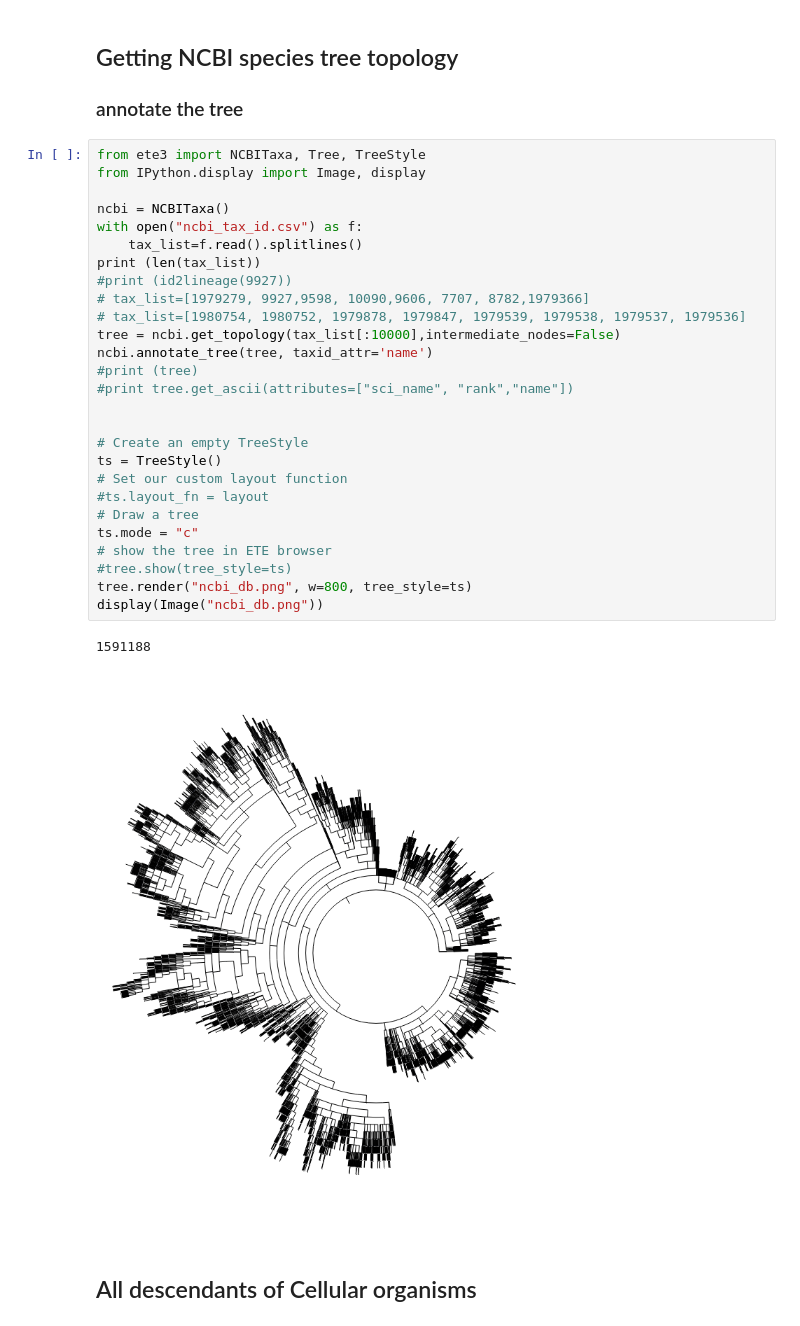
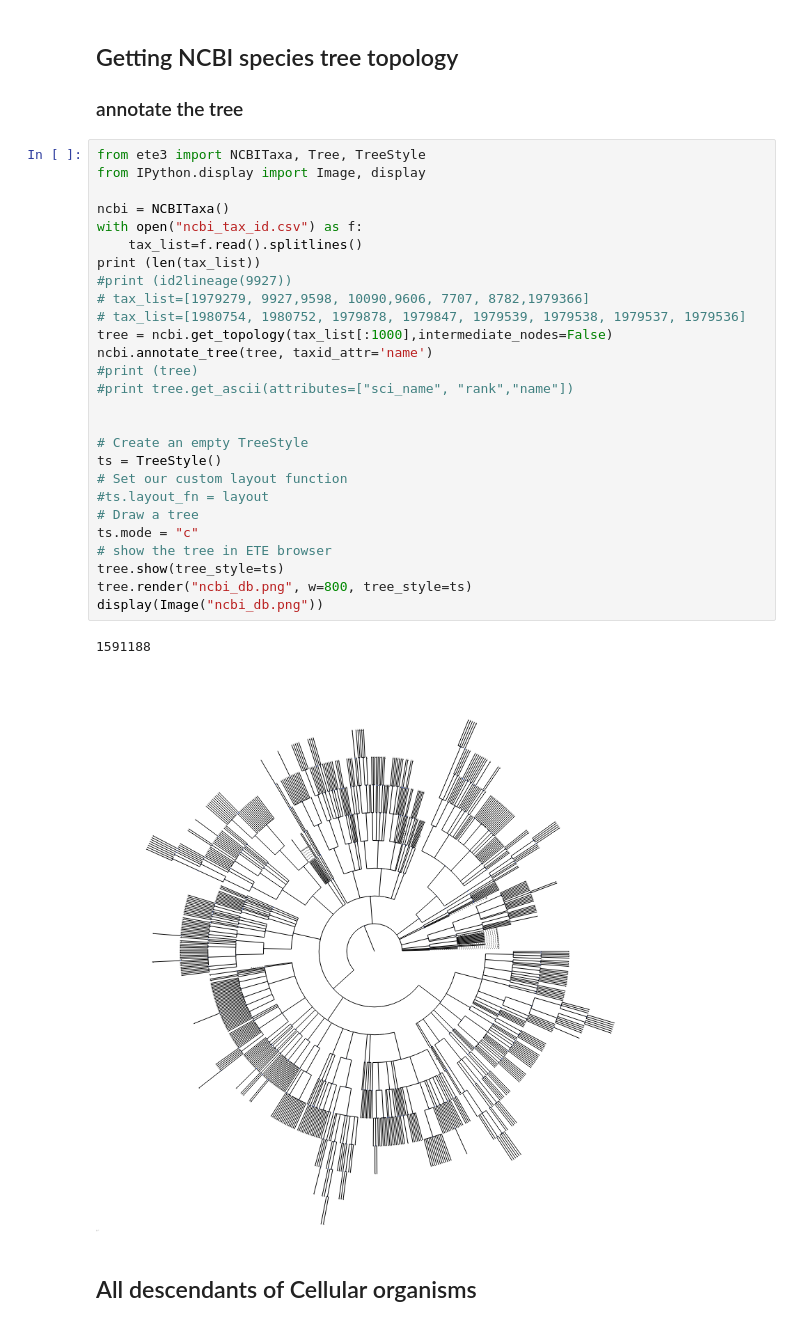
Before and after one commit to hamid58b/bio, a Jupyter notebook: ete/ETE Examples.ipynb, the cells around one changed output. Cells and saved outputs as stored; diff of their text form.

Commit message:
ncbi taxonomy tree

```diff
--- a/ete/ETE Examples.ipynb
+++ b/ete/ETE Examples.ipynb
@@ -178,33 +178,33 @@ for tree in project.get_phylogeny():
 # %%
 from ete3 import NCBITaxa, Tree, TreeStyle
 from IPython.display import Image, display
 
 ncbi = NCBITaxa()
 with open("ncbi_tax_id.csv") as f:
     tax_list=f.read().splitlines()
 print (len(tax_list))
 #print (id2lineage(9927))
 # tax_list=[1979279, 9927,9598, 10090,9606, 7707, 8782,1979366]
 # tax_list=[1980754, 1980752, 1979878, 1979847, 1979539, 1979538, 1979537, 1979536]
-tree = ncbi.get_topology(tax_list[:10000],intermediate_nodes=False)
+tree = ncbi.get_topology(tax_list[:1000],intermediate_nodes=False)
 ncbi.annotate_tree(tree, taxid_attr='name')
 #print (tree)
 #print tree.get_ascii(attributes=["sci_name", "rank","name"])
 
 
 # Create an empty TreeStyle
 ts = TreeStyle()
 # Set our custom layout function
 #ts.layout_fn = layout
 # Draw a tree
 ts.mode = "c"
 # show the tree in ETE browser
-#tree.show(tree_style=ts)
+tree.show(tree_style=ts)
 tree.render("ncbi_db.png", w=800, tree_style=ts)
 display(Image("ncbi_db.png"))
 # %% [output]
 1591188
-[figure, old version]
+[figure, new version]
 # %% [markdown]
 ## All descendants of Cellular organisms
 # %%
```
